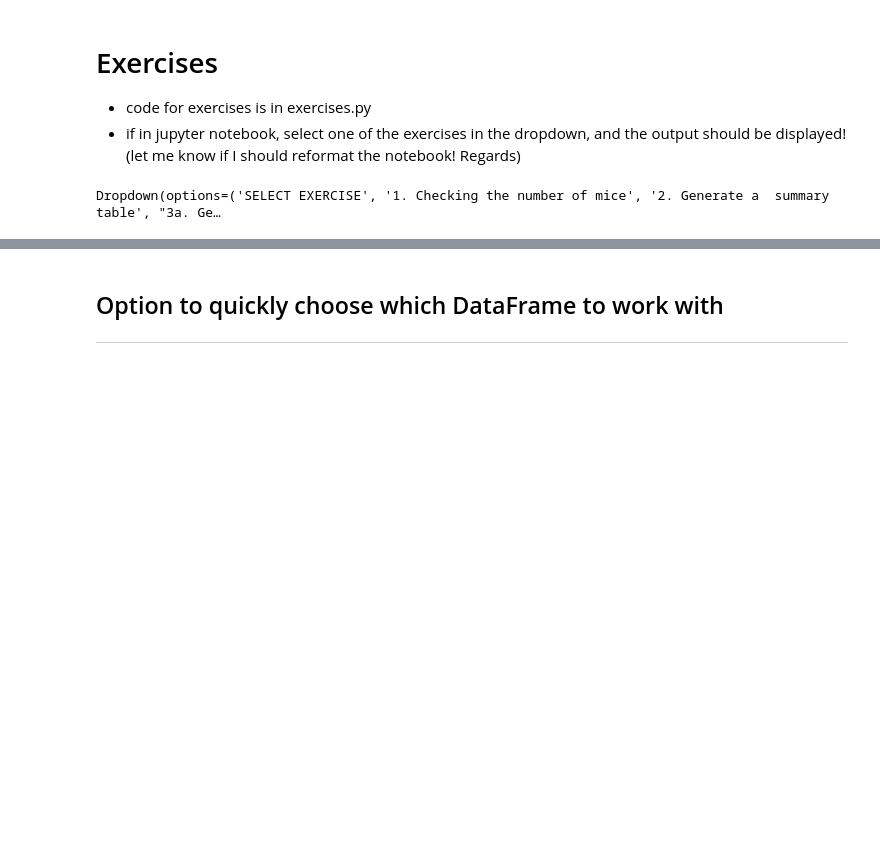
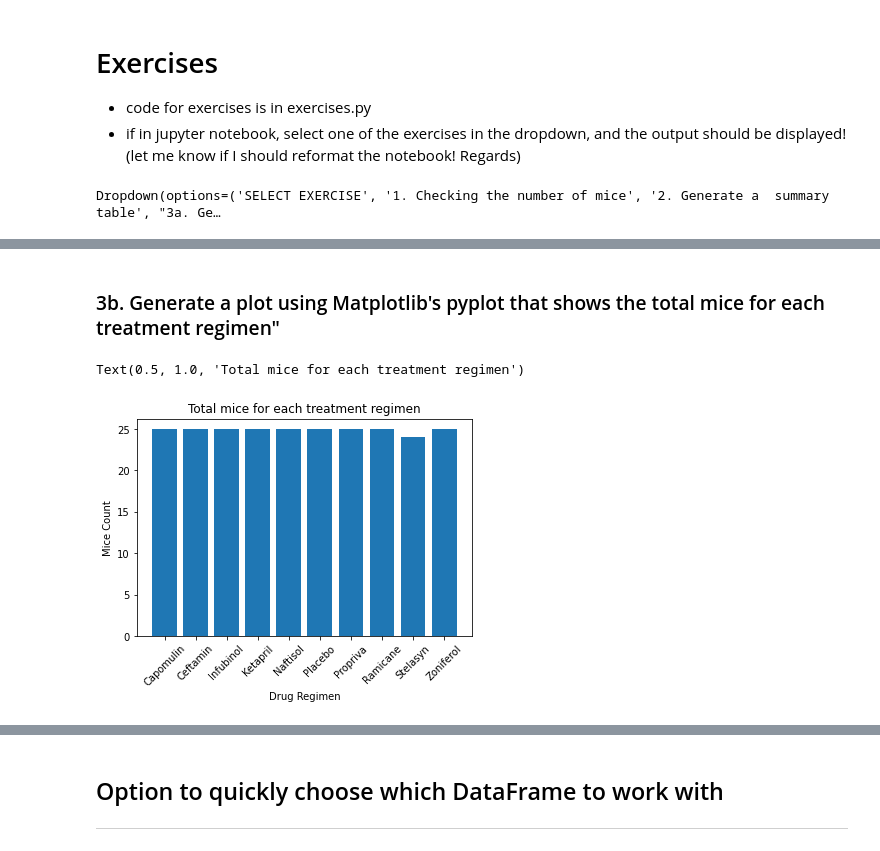
Before and after one commit to kpessa/matplotlib-challenge, a Jupyter notebook: Pymaceuticals/matplotlib-challenge.ipynb, the cells around one changed output, grey strips where cells are left out. Cells and saved outputs as stored; diff of their text form; code cells hidden in the pictures; blank space fills up the shorter version.

```diff
--- a/Pymaceuticals/matplotlib-challenge.ipynb
+++ b/Pymaceuticals/matplotlib-challenge.ipynb
@@ -47,0 +83,12 @@ Dropdown(options=('SELECT EXERCISE', '1. Checking the number of mice', '2. Gener
+# %% [markdown]
+### 3b. Generate a plot using Matplotlib's pyplot that shows the total mice for each treatment regimen"
+# %%
+drug_grp = src.get_last_instance_data().groupby(by="Drug Regimen")
+plt.bar(drug_grp.groups.keys(),drug_grp['Mouse ID'].count())
+plt.xticks(rotation=45)
+plt.ylabel("Mice Count")
+plt.xlabel("Drug Regimen")
+plt.title("Total mice for each treatment regimen")
+# %% [output]
+Text(0.5, 1.0, 'Total mice for each treatment regimen')
+[figure, added]
```
Also changed, not shown: parts of 29 cells of this notebook, 2 other files.
